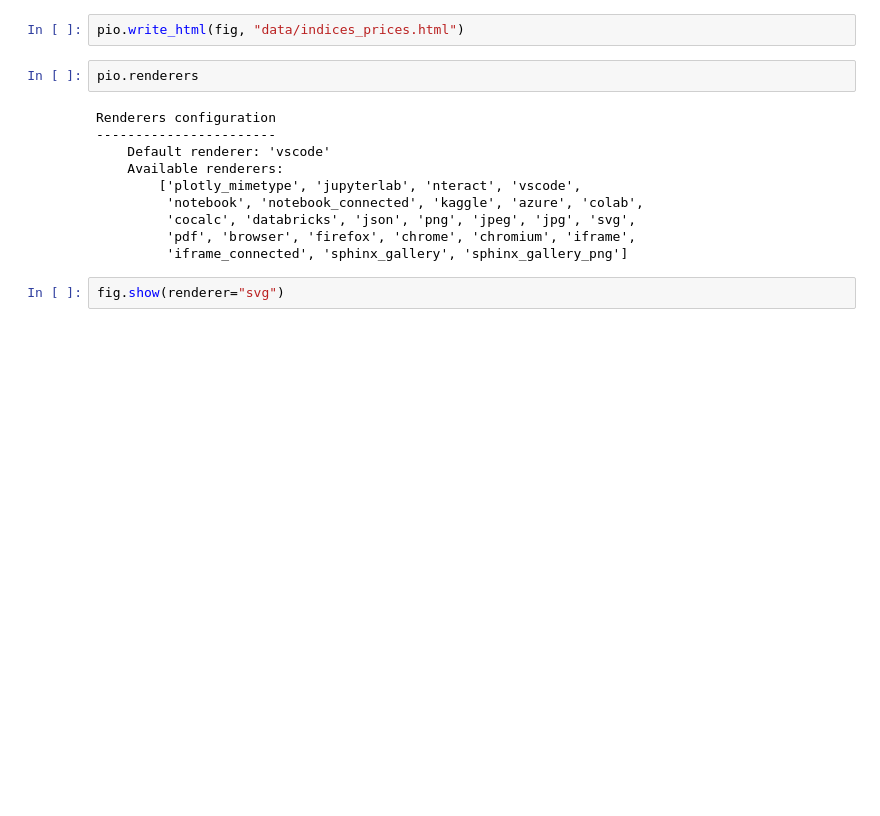
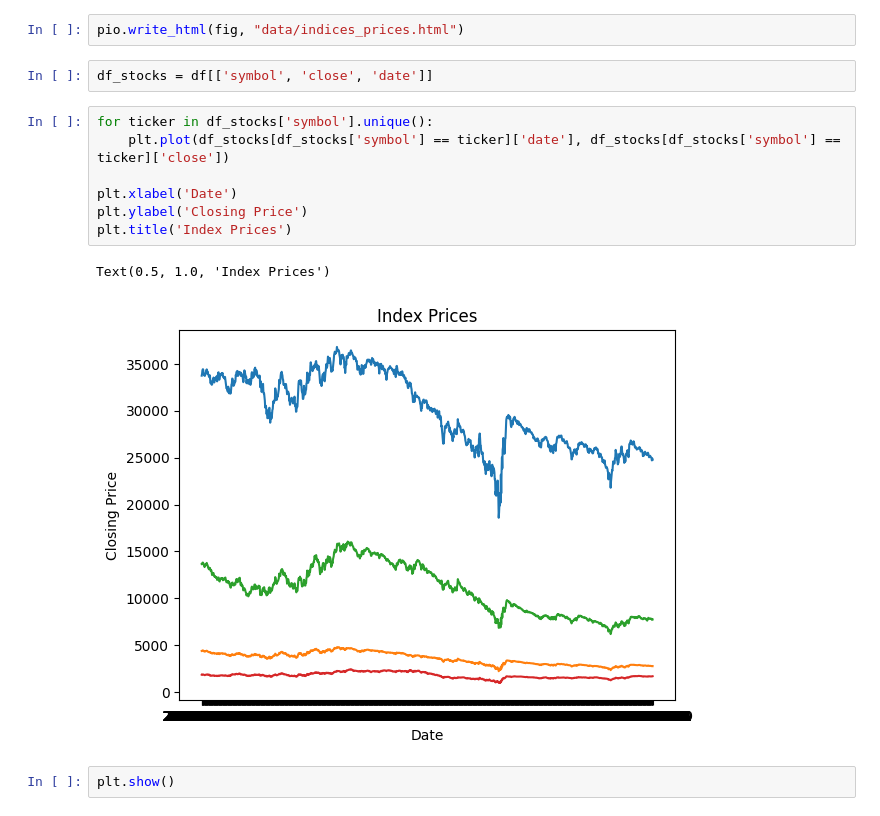
Before and after one commit to DS4A-Data-Engineering/Trial_Run_data_pull_Balance_Sheet_Income_Sheet_data, a Jupyter notebook: INDICES_prices(SPY,NASDAQ,DOW_JONES).ipynb, the cells around one changed output. Drawn from its saved outputs; the diff is of its cells as text; blank space fills up the shorter version.

```diff
--- a/INDICES_prices(SPY,NASDAQ,DOW_JONES).ipynb
+++ b/INDICES_prices(SPY,NASDAQ,DOW_JONES).ipynb
@@ -88,17 +88,17 @@ fig = px.line(df, x="date", y="close", color="symbol", title="CLOSING PRICES OVE
 fig.update_xaxes(range=["2019-01-01", "2023-01-01"])
 # %%
 pio.write_html(fig, "data/indices_prices.html")
-# %%
-pio.renderers
-# %% [output]
-Renderers configuration
------------------------
-    Default renderer: 'vscode'
-    Available renderers:
-        ['plotly_mimetype', 'jupyterlab', 'nteract', 'vscode',
-         'notebook', 'notebook_connected', 'kaggle', 'azure', 'colab',
-         'cocalc', 'databricks', 'json', 'png', 'jpeg', 'jpg', 'svg',
-         'pdf', 'browser', 'firefox', 'chrome', 'chromium', 'iframe',
-         'iframe_connected', 'sphinx_gallery', 'sphinx_gallery_png']
-# %%
-fig.show(renderer="svg")
+# %%
+df_stocks = df[['symbol', 'close', 'date']]
+# %%
+for ticker in df_stocks['symbol'].unique():
+    plt.plot(df_stocks[df_stocks['symbol'] == ticker]['date'], df_stocks[df_stocks['symbol'] == ticker]['close'])
+
+plt.xlabel('Date')
+plt.ylabel('Closing Price')
+plt.title('Index Prices')
+# %% [output]
+Text(0.5, 1.0, 'Index Prices')
+[figure, added]
+# %%
+plt.show()
```
Also changed, not shown: 2 other files.
